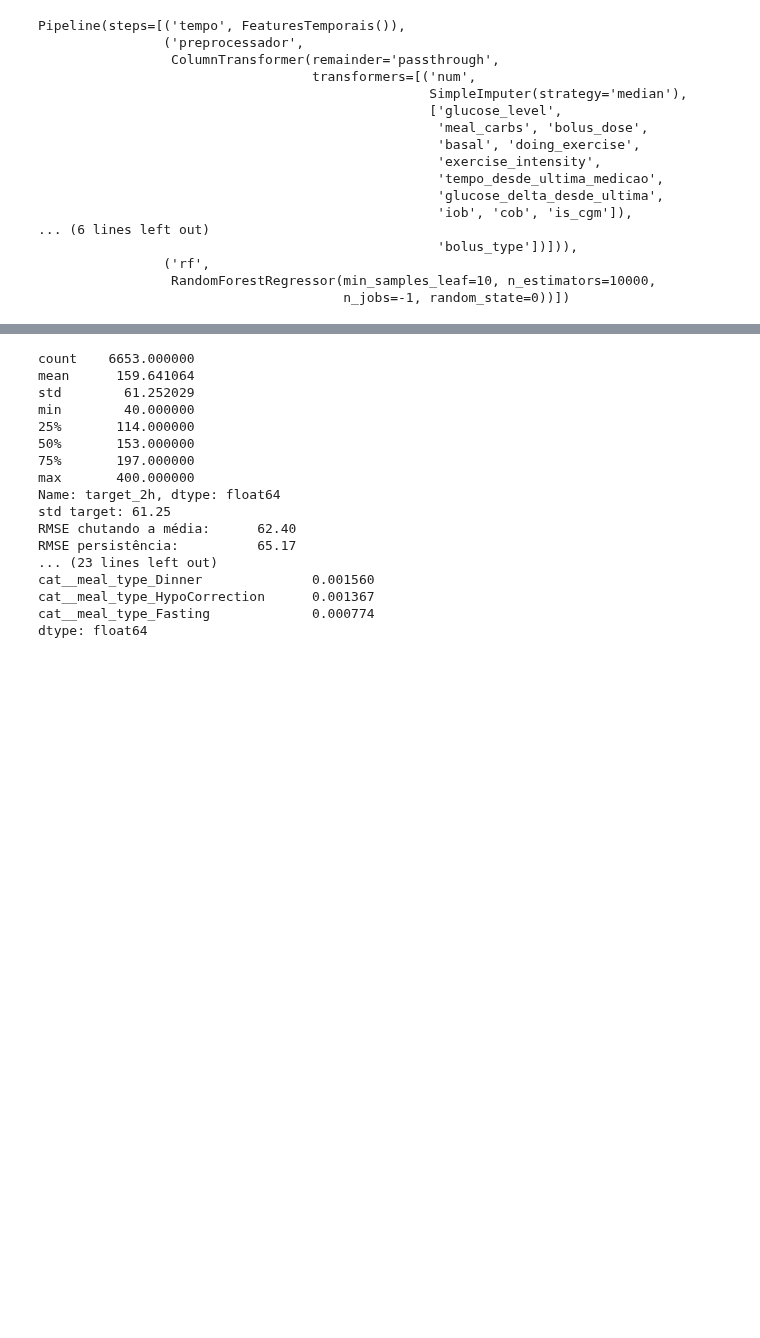
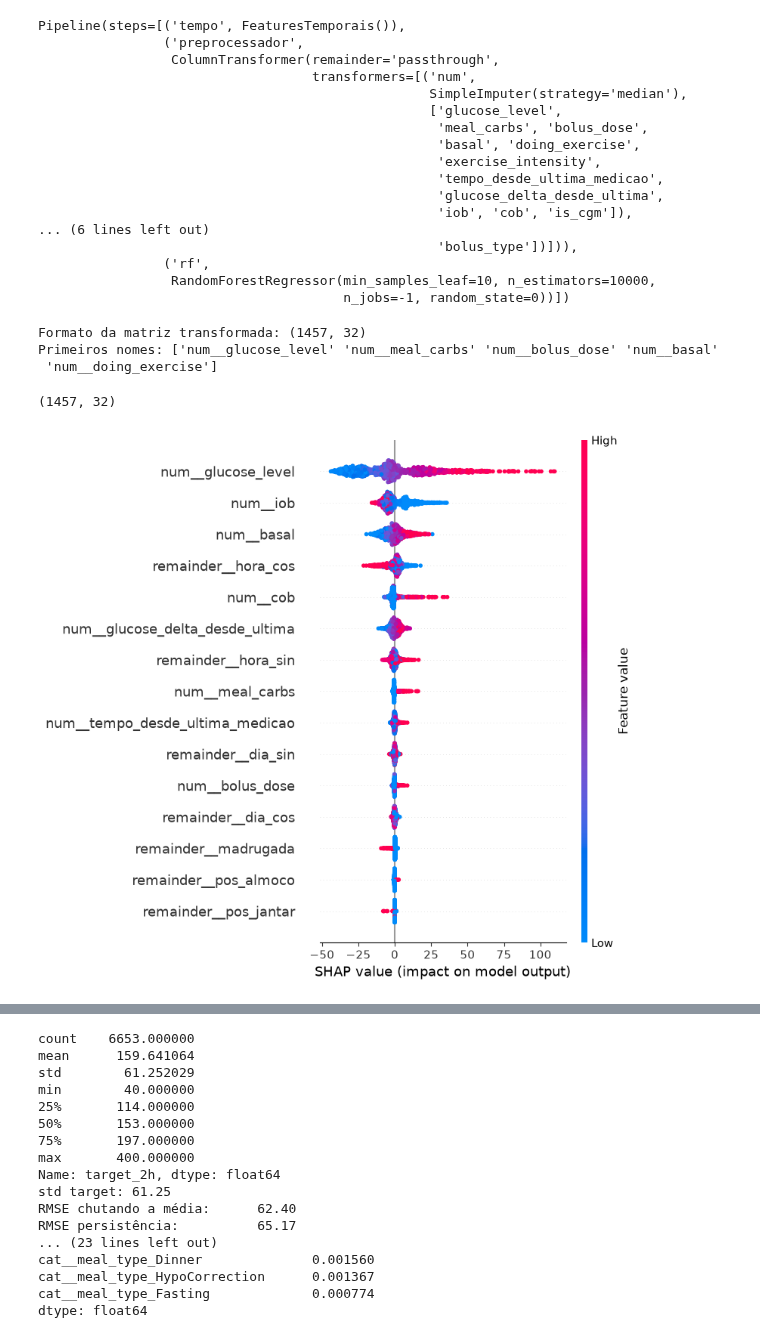
Before and after one commit to CarlosMut24/TCC_Predicao_glicemia, a Jupyter notebook: modelos/Random_Forest_app.ipynb, the cells around one changed output, grey strips where cells are left out. Drawn from its saved outputs; the diff is of its cells as text; code cells hidden in the pictures; blank space fills up the shorter version.

```diff
--- a/modelos/Random_Forest_app.ipynb
+++ b/modelos/Random_Forest_app.ipynb
@@ -151,22 +151,38 @@ Pipeline(steps=[('tempo', FeaturesTemporais()),
                  RandomForestRegressor(min_samples_leaf=10, n_estimators=10000,
                                        n_jobs=-1, random_state=0))])
 # %%
-# # 'pipeline' é o objeto já treinado (Pipeline([... , ('rf', RandomForestRegressor())]))
-# rf = pipeline.named_steps["rf"]
+# 'pipeline' é o objeto já treinado (Pipeline([... , ('rf', RandomForestRegressor())]))
+rf = pipeline.named_steps["rf"]
 
-# # Aplica todas as transformações (FeaturesTemporais + ColumnTransformer)
-# # O [:-1] pega tudo menos o 'rf'
-# X_val_transformed = pipeline[:-1].transform(X_val)
+# Aplica todas as transformações (FeaturesTemporais + ColumnTransformer)
+# O [:-1] pega tudo menos o 'rf'
+X_val_transformed = pipeline[:-1].transform(X_val)
 
-# # Obtém os nomes das features pós-transformação
-# # (com remainder='passthrough', os nomes terão o prefixo 'remainder__')
-# feature_names = pipeline.named_steps["preprocessador"].get_feature_names_out()
+# Obtém os nomes das features pós-transformação
+# (com remainder='passthrough', os nomes terão o prefixo 'remainder__')
+feature_names = pipeline.named_steps["preprocessador"].get_feature_names_out()
 
-# print(f"Formato da matriz transformada: {X_val_transformed.shape}")
-# print(f"Primeiros nomes: {feature_names[:5]}")
+print(f"Formato da matriz transformada: {X_val_transformed.shape}")
+print(f"Primeiros nomes: {feature_names[:5]}")
+# %% [output]
+Formato da matriz transformada: (1457, 32)
+Primeiros nomes: ['num__glucose_level' 'num__meal_carbs' 'num__bolus_dose' 'num__basal'
+ 'num__doing_exercise']
 # %%
-# explainer = shap.TreeExplainer(rf)
-# shap_values = explainer.shap_values(X_val_transformed)
+explainer = shap.TreeExplainer(rf)
+shap_values = explainer.shap_values(X_val_transformed)
 
-# # Para regressão, shap_values é um array 2D (n_amostras, n_features)
-# print(shap_values.shape)  # (n_amostras, n_features)
+# Para regressão, shap_values é um array 2D (n_amostras, n_features)
+print(shap_values.shape)  # (n_amostras, n_features)
+# %% [output]
+(1457, 32)
+# %%
+shap.summary_plot(
+    shap_values,
+    X_val_transformed,
+    feature_names=feature_names,
+    max_display=15,
+    show=True,
+)
+# %% [output]
+[figure, added]
```
Also changed, not shown: parts of 6 cells of this notebook, 2 other files.
